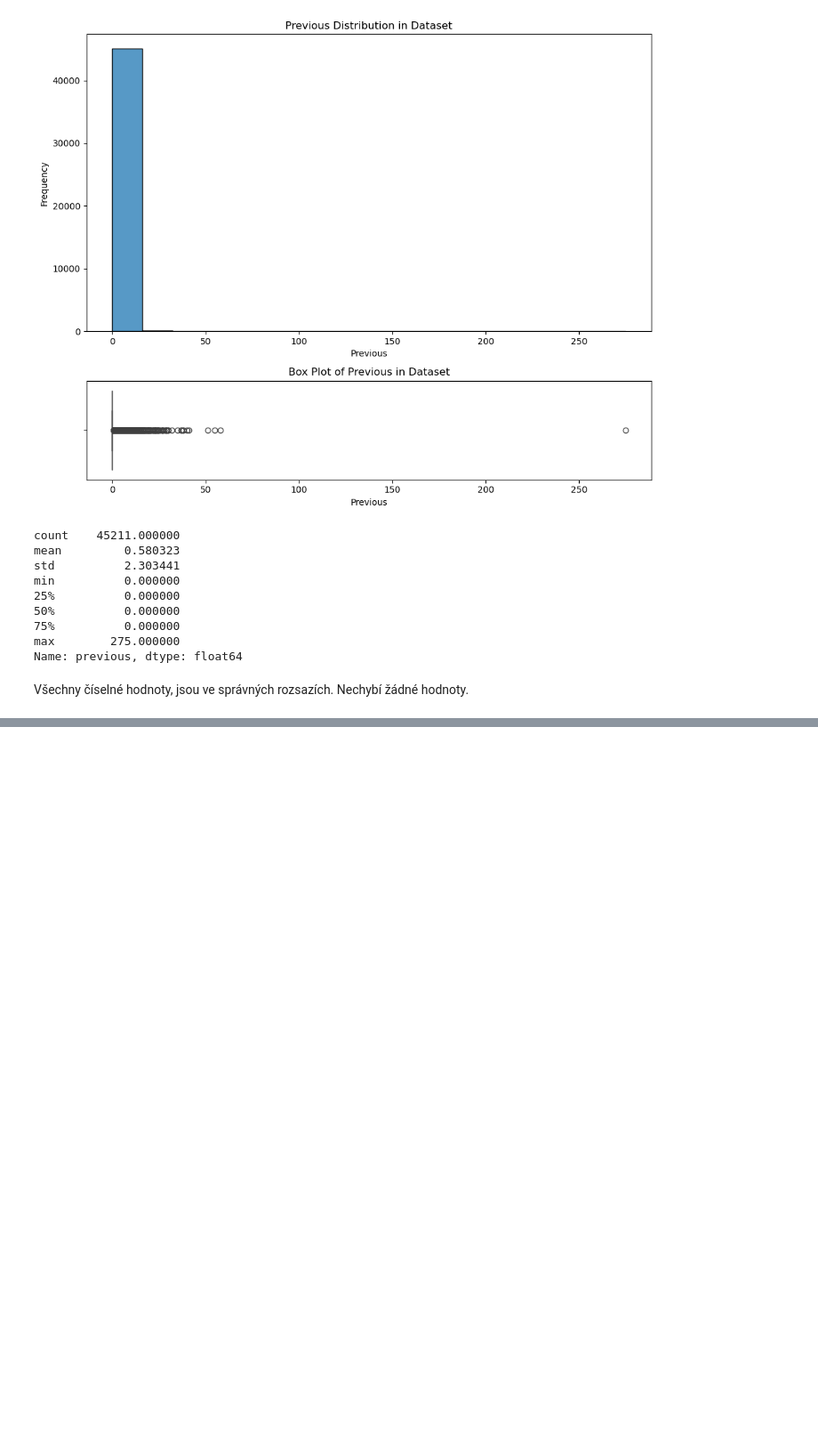
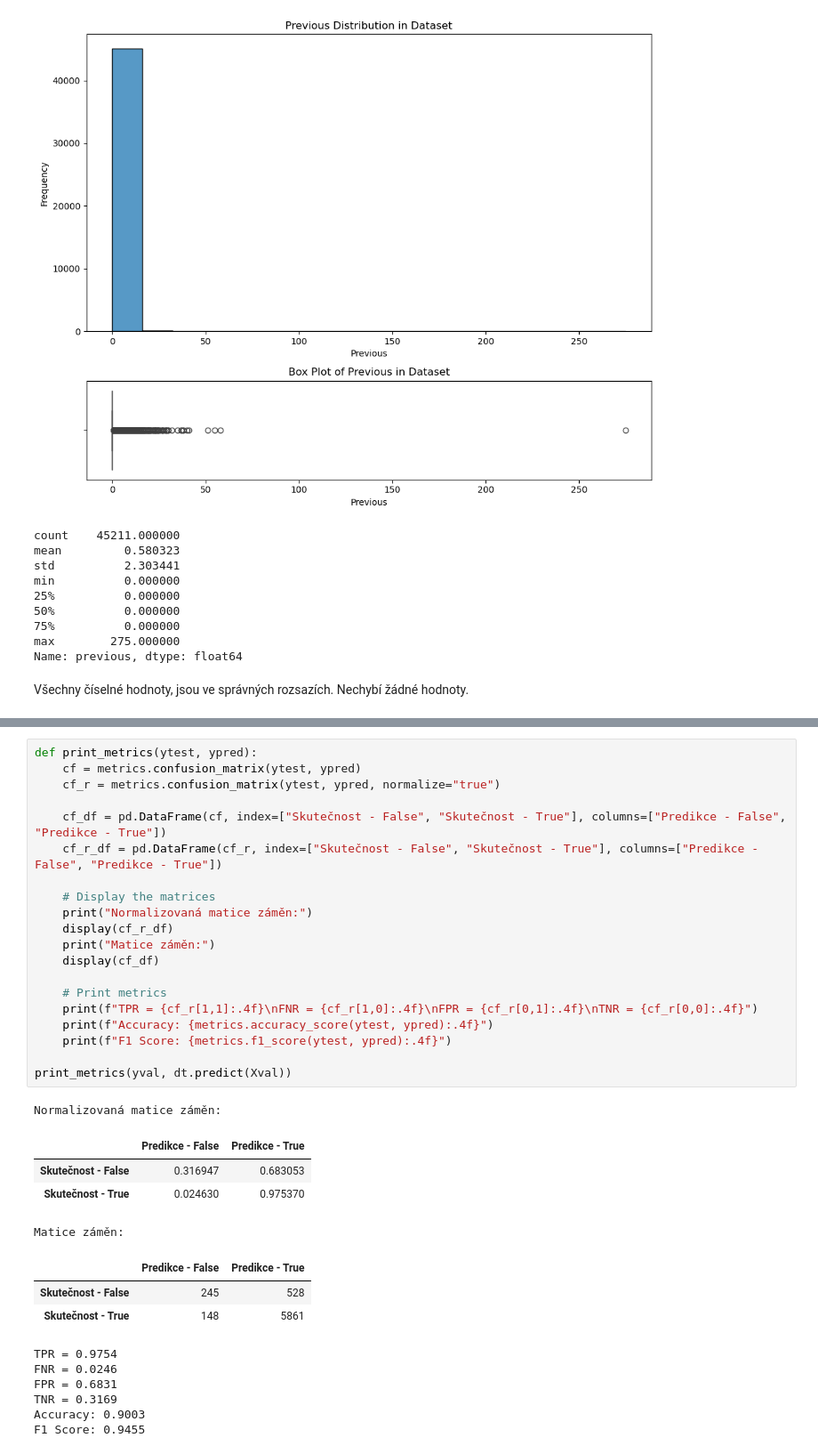
Before and after one commit to andyska09/Data-Visualisation, a Jupyter notebook: 03/solution03.ipynb, the cells around one changed output, grey strips where cells are left out. Shown: that part at 89% size. Cells and saved outputs as stored; diff of their text form; blank space fills up the shorter version.

```diff
--- a/03/solution03.ipynb
+++ b/03/solution03.ipynb
@@ -257,0 +359,35 @@ Xtrain, Xval, Xtest = preprocess_data(Xtrain, Xval, Xtest)
+# %%
+def print_metrics(ytest, ypred):
+    cf = metrics.confusion_matrix(ytest, ypred)
+    cf_r = metrics.confusion_matrix(ytest, ypred, normalize="true")
+
+    cf_df = pd.DataFrame(cf, index=["Skutečnost - False", "Skutečnost - True"], columns=["Predikce - False", "Predikce - True"])
+    cf_r_df = pd.DataFrame(cf_r, index=["Skutečnost - False", "Skutečnost - True"], columns=["Predikce - False", "Predikce - True"])
+
+    # Display the matrices
+    print("Normalizovaná matice záměn:")
+    display(cf_r_df)
+    print("Matice záměn:")
+    display(cf_df)
+
+    # Print metrics
+    print(f"TPR = {cf_r[1,1]:.4f}\nFNR = {cf_r[1,0]:.4f}\nFPR = {cf_r[0,1]:.4f}\nTNR = {cf_r[0,0]:.4f}")
+    print(f"Accuracy: {metrics.accuracy_score(ytest, ypred):.4f}")
+    print(f"F1 Score: {metrics.f1_score(ytest, ypred):.4f}")
+
+print_metrics(yval, dt.predict(Xval))
+# %% [output]
+Normalizovaná matice záměn:
+|  | Predikce - False | Predikce - True |
+| Skutečnost - False | 0.316947 | 0.683053 |
+| Skutečnost - True | 0.024630 | 0.975370 |
+Matice záměn:
+|  | Predikce - False | Predikce - True |
+| Skutečnost - False | 245 | 528 |
+| Skutečnost - True | 148 | 5861 |
+TPR = 0.9754
+FNR = 0.0246
+FPR = 0.6831
+TNR = 0.3169
+Accuracy: 0.9003
+F1 Score: 0.9455
```
Also changed, not shown: parts of 14 cells of this notebook.
